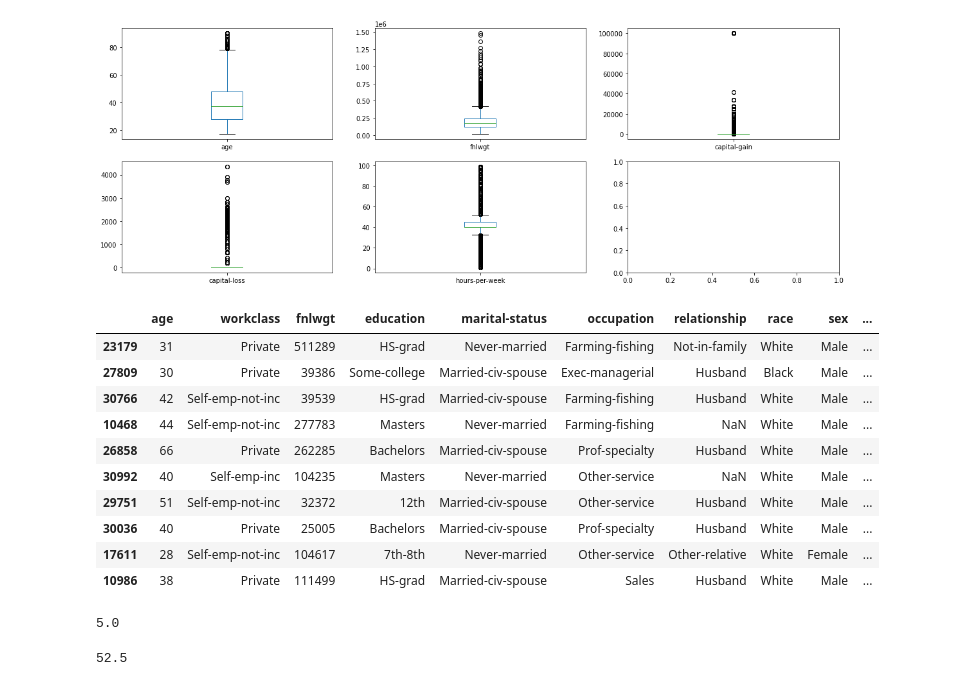
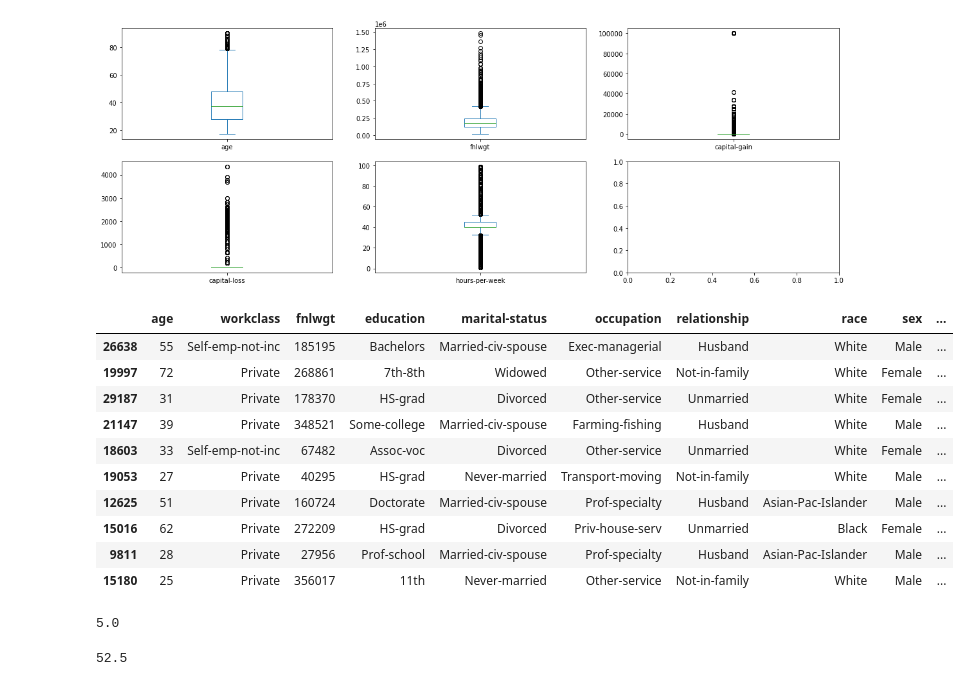
Before and after one commit to NesrinU/Data_Analysis_with_Python, a Jupyter notebook: Assignments/DAwPy-EDA Project- (Analyze US Citizens)-Student.ipynb, the cells around one changed output. Drawn from its saved outputs; the diff is of its cells as text; code cells hidden in the pictures.

```diff
--- a/Assignments/DAwPy-EDA Project- (Analyze US Citizens)-Student.ipynb
+++ b/Assignments/DAwPy-EDA Project- (Analyze US Citizens)-Student.ipynb
@@ -583,29 +348,28 @@ for column in df.select_dtypes('number').columns:
 # %% [output]
 [figure]
 # %%
-df[(df["hours-per-week"] == 99)].sample(10)
+df1[(df1["hours-per-week"] == 99)].sample(10)
 # %% [output]
 |  | age | workclass | fnlwgt | education | marital-status | occupation | relationship | race | sex | ... |
-| 23179 | 31 | Private | 511289 | HS-grad | Never-married | Farming-fishing | Not-in-family | White | Male | ... |
-| 27809 | 30 | Private | 39386 | Some-college | Married-civ-spouse | Exec-managerial | Husband | Black | Male | ... |
-| 30766 | 42 | Self-emp-not-inc | 39539 | HS-grad | Married-civ-spouse | Farming-fishing | Husband | White | Male | ... |
-| 10468 | 44 | Self-emp-not-inc | 277783 | Masters | Never-married | Farming-fishing | NaN | White | Male | ... |
-| 26858 | 66 | Private | 262285 | Bachelors | Married-civ-spouse | Prof-specialty | Husband | White | Male | ... |
-| 30992 | 40 | Self-emp-inc | 104235 | Masters | Never-married | Other-service | NaN | White | Male | ... |
-| 29751 | 51 | Self-emp-not-inc | 32372 | 12th | Married-civ-spouse | Other-service | Husband | White | Male | ... |
-| 30036 | 40 | Private | 25005 | Bachelors | Married-civ-spouse | Prof-specialty | Husband | White | Male | ... |
-| 17611 | 28 | Self-emp-not-inc | 104617 | 7th-8th | Never-married | Other-service | Other-relative | White | Female | ... |
-| 10986 | 38 | Private | 111499 | HS-grad | Married-civ-spouse | Sales | Husband | White | Male | ... |
+| 26638 | 55 | Self-emp-not-inc | 185195 | Bachelors | Married-civ-spouse | Exec-managerial | Husband | White | Male | ... |
+| 19997 | 72 | Private | 268861 | 7th-8th | Widowed | Other-service | Not-in-family | White | Female | ... |
+| 29187 | 31 | Private | 178370 | HS-grad | Divorced | Other-service | Unmarried | White | Female | ... |
+| 21147 | 39 | Private | 348521 | Some-college | Married-civ-spouse | Farming-fishing | Husband | White | Male | ... |
+| 18603 | 33 | Self-emp-not-inc | 67482 | Assoc-voc | Divorced | Other-service | Unmarried | White | Female | ... |
+| 19053 | 27 | Private | 40295 | HS-grad | Never-married | Transport-moving | Not-in-family | White | Male | ... |
+| 12625 | 51 | Private | 160724 | Doctorate | Married-civ-spouse | Prof-specialty | Husband | Asian-Pac-Islander | Male | ... |
+| 15016 | 62 | Private | 272209 | HS-grad | Divorced | Priv-house-serv | Unmarried | Black | Female | ... |
+| 9811 | 28 | Private | 27956 | Prof-school | Married-civ-spouse | Prof-specialty | Husband | Asian-Pac-Islander | Male | ... |
+| 15180 | 25 | Private | 356017 | 11th | Never-married | Other-service | Not-in-family | White | Male | ... |
 # %%
 Q1 = df1['hours-per-week'].quantile(0.25)
 Q3 = df1['hours-per-week'].quantile(0.75)
 IQR= Q3-Q1
-IQR
-# %% [output]
-5.0
 # %%
 #hours per week column
-IQR =
+IQR
+# %% [output]
+5.0
 # %%
 lower_lim = Q1 - 1.5*IQR
 upper_lim = Q3 + 1.5*IQR
```
Also changed, not shown: parts of 69 cells of this notebook.
